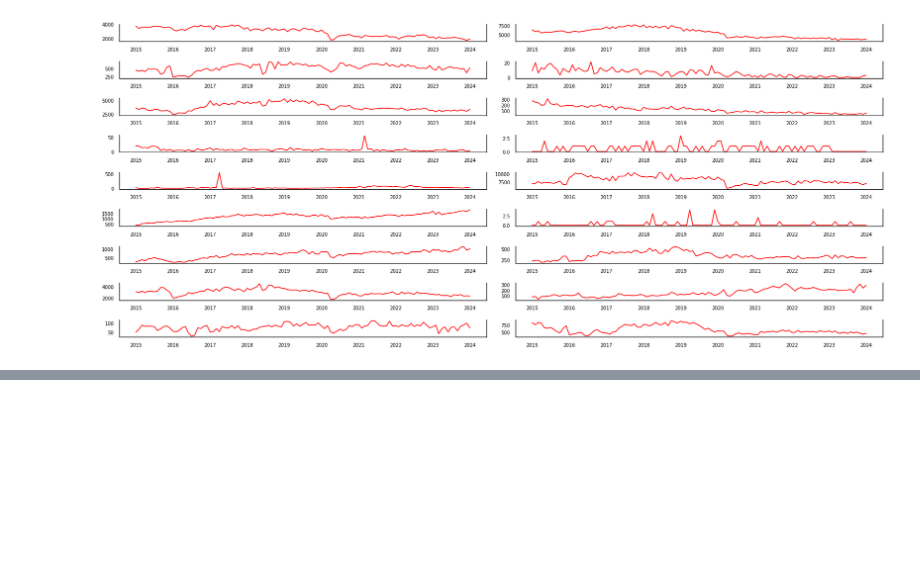
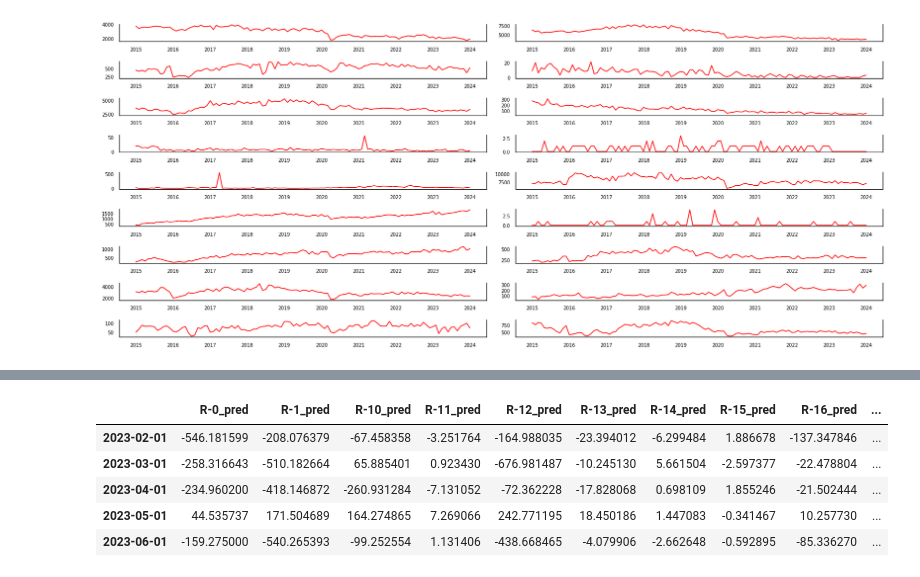
Before and after one commit to ymorfa/algoSeguros, a Jupyter notebook: notebooks/3.1-Seleccionar modelo.ipynb, the cells around one changed output, grey strips where cells are left out. Saved outputs shown, nothing was run; the diff lists cells and outputs as text; code cells hidden in the pictures; blank space fills up the shorter version.

```diff
--- a/notebooks/3.1-Seleccionar modelo.ipynb
+++ b/notebooks/3.1-Seleccionar modelo.ipynb
@@ -363,0 +202,9 @@ array([nan, nan, nan, nan, nan, nan, nan, nan, nan, nan])
+# %%
+pred.head()
+# %% [output]
+|  | R-0_pred | R-1_pred | R-10_pred | R-11_pred | R-12_pred | R-13_pred | R-14_pred | R-15_pred | R-16_pred | ... |
+| 2023-02-01 | -546.181599 | -208.076379 | -67.458358 | -3.251764 | -164.988035 | -23.394012 | -6.299484 | 1.886678 | -137.347846 | ... |
+| 2023-03-01 | -258.316643 | -510.182664 | 65.885401 | 0.923430 | -676.981487 | -10.245130 | 5.661504 | -2.597377 | -22.478804 | ... |
+| 2023-04-01 | -234.960200 | -418.146872 | -260.931284 | -7.131052 | -72.362228 | -17.828068 | 0.698109 | 1.855246 | -21.502444 | ... |
+| 2023-05-01 | 44.535737 | 171.504689 | 164.274865 | 7.269066 | 242.771195 | 18.450186 | 1.447083 | -0.341467 | 10.257730 | ... |
+| 2023-06-01 | -159.275000 | -540.265393 | -99.252554 | 1.131406 | -438.668465 | -4.079906 | -2.662648 | -0.592895 | -85.336270 | ... |
```
Also changed, not shown: parts of 64 cells of this notebook, 5 other files.
